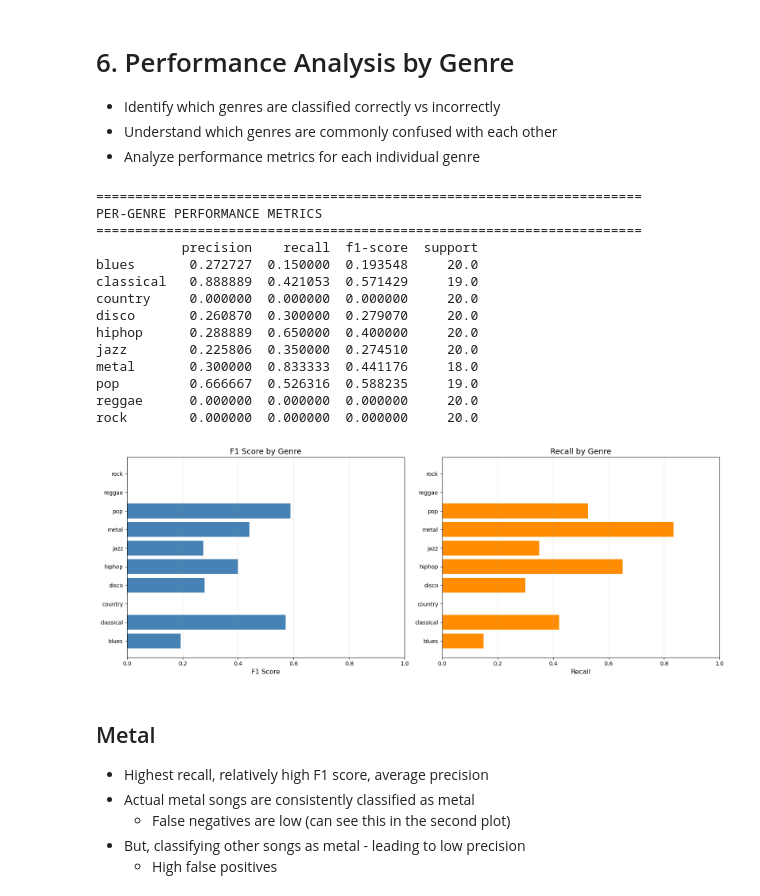
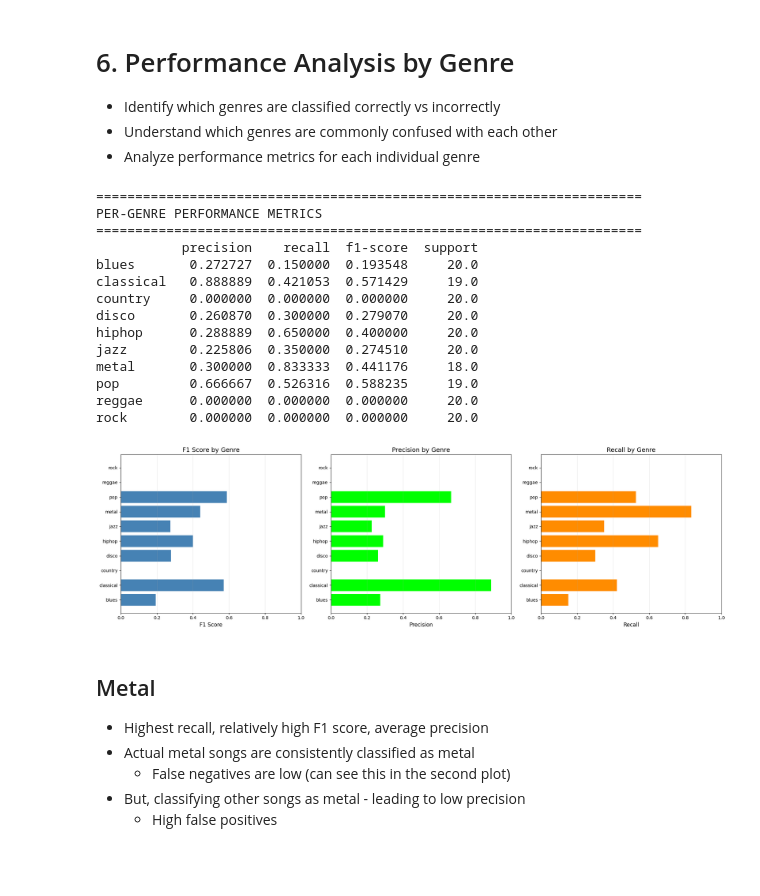
Before and after one commit to AlexGithub3427/music-genre-classification, a Jupyter notebook: KNN Analysis.ipynb, the cells around one changed output. Saved outputs shown, nothing was run; the diff lists cells and outputs as text; code cells hidden in the pictures; blank space fills up the shorter version.

```diff
--- a/KNN Analysis.ipynb
+++ b/KNN Analysis.ipynb
@@ -118,45 +213,53 @@ print("PER-GENRE PERFORMANCE METRICS")
 print("="*70)
 print(df_report.head(len(genres)))
 
-# Extract F1 and recall (per-genre accuracy)
+# Extract F1, precision, and recall (per-genre metrics)
 f1_scores = [report[genre]['f1-score'] for genre in genres]
-accuracy_by_genre = [report[genre]['recall'] for genre in genres]
+precision_by_genre = [report[genre]['precision'] for genre in genres]
+recall_by_genre = [report[genre]['recall'] for genre in genres]
 
 # Create visualization
-fig, (ax1, ax2) = plt.subplots(1, 2, figsize=(16, 6))
+fig, (ax1, ax2, ax3) = plt.subplots(1, 3, figsize=(20, 6))
 
 # Plot F1 scores
 ax1.barh(genres, f1_scores, color='steelblue')
 ax1.set_xlabel('F1 Score', fontsize=12)
 ax1.set_title('F1 Score by Genre', fontsize=14)
 ax1.set_xlim(0, 1)
 ax1.grid(axis='x', alpha=0.3)
 
-# Plot accuracy (recall) by genre
-ax2.barh(genres, accuracy_by_genre, color='darkorange')
-ax2.set_xlabel('Recall', fontsize=12)
-ax2.set_title('Recall by Genre', fontsize=14)
+# Plot precision by genre
+ax2.barh(genres, precision_by_genre, color='lime')
+ax2.set_xlabel('Precision', fontsize=12)
+ax2.set_title('Precision by Genre', fontsize=14)
 ax2.set_xlim(0, 1)
 ax2.grid(axis='x', alpha=0.3)
 
+# Plot recall by genre
+ax3.barh(genres, recall_by_genre, color='darkorange')
+ax3.set_xlabel('Recall', fontsize=12)
+ax3.set_title('Recall by Genre', fontsize=14)
+ax3.set_xlim(0, 1)
+ax3.grid(axis='x', alpha=0.3)
+
 plt.tight_layout()
 plt.show()
 # %% [output]
 ======================================================================
 PER-GENRE PERFORMANCE METRICS
 ======================================================================
            precision    recall  f1-score  support
 blues       0.272727  0.150000  0.193548     20.0
 classical   0.888889  0.421053  0.571429     19.0
 country     0.000000  0.000000  0.000000     20.0
 disco       0.260870  0.300000  0.279070     20.0
 hiphop      0.288889  0.650000  0.400000     20.0
 jazz        0.225806  0.350000  0.274510     20.0
 metal       0.300000  0.833333  0.441176     18.0
 pop         0.666667  0.526316  0.588235     19.0
 reggae      0.000000  0.000000  0.000000     20.0
 rock        0.000000  0.000000  0.000000     20.0
-[figure, old version]
+[figure, new version]
 # %%
 # defining function to compute the number of songs predicted across all genres for the positive genre
 
```
Also changed, not shown: parts of 4 cells of this notebook.
